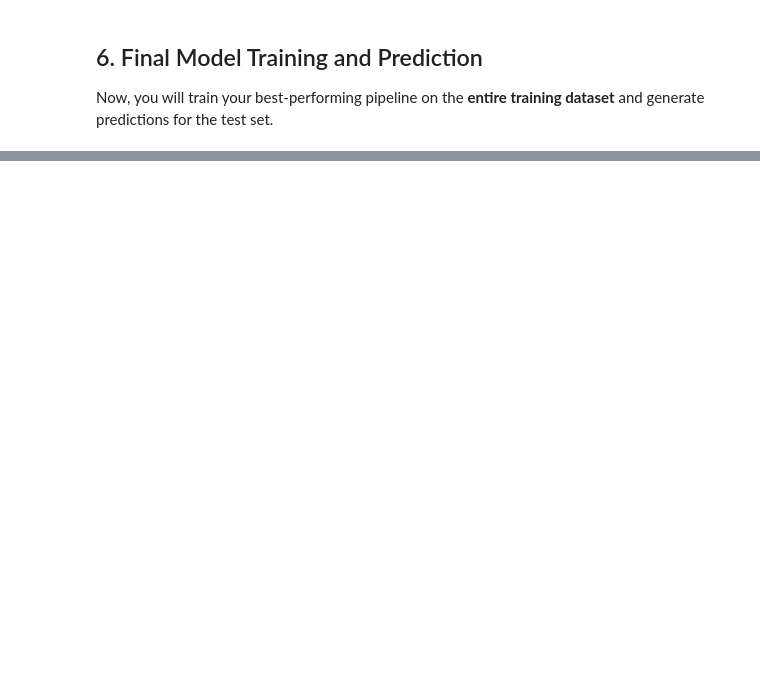
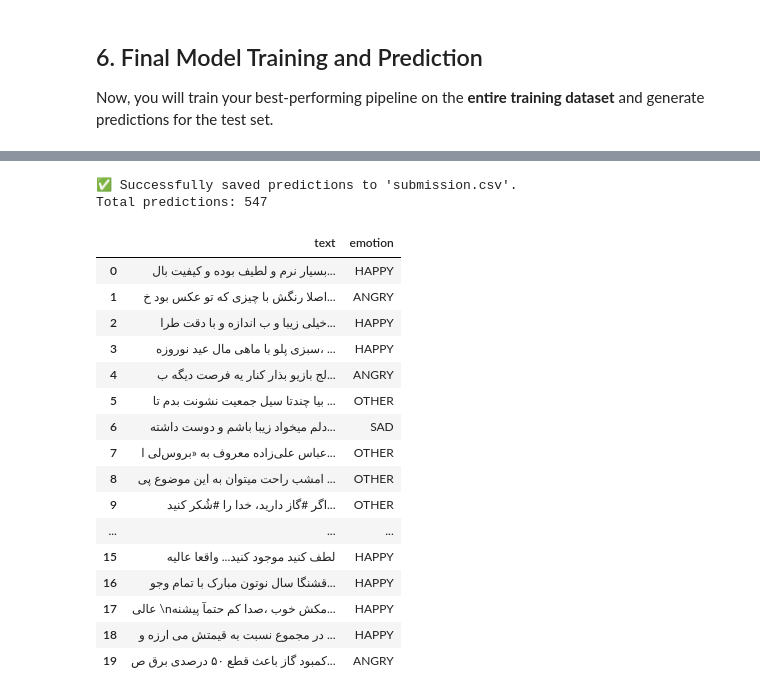
Before and after one commit to Ardalan-Sia/Ardalan-Sia-MLSD-Homeworks, a Jupyter notebook: CS-MLSD-HW1/Practical/Twitter/Twitter.ipynb, the cells around one changed output, grey strips where cells are left out. Cells and saved outputs as stored; diff of their text form; code cells hidden in the pictures; blank space fills up the shorter version.

```diff
--- a/CS-MLSD-HW1/Practical/Twitter/Twitter.ipynb
+++ b/CS-MLSD-HW1/Practical/Twitter/Twitter.ipynb
@@ -78,20 +169,3 @@ display(df_test.head())
 ### 3.2. Text Cleaning and Preprocessing
 
 **TODO:** Implement a function to clean the Persian text. Consider steps like normalization, removing punctuation and numbers, and handling stop words. Apply this function to create a new `cleaned_text` column in both `df_train` and `df_test`.
-# %%
-def clean_persian_text(text):
-    """
-    A function to clean and preprocess Persian text.
-
-    TODO: Implement your text cleaning logic here.
-    """
-
-    pass # Replace this with your code
-
-# --- Apply your cleaning function ---
-# TODO: Run these lines after you have implemented your function.
-df_train['cleaned_text'] = df_train['text'].apply(clean_persian_text)
-df_test['cleaned_text'] = df_test['text'].apply(clean_persian_text)
-
-print("Text cleaning complete. Example:")
-display(df_train[['text', 'cleaned_text']].head())
@@ -227,0 +474,34 @@ display(submission_df.head())
+# %%
+# --- Create the submission DataFrame ---
+submission_df = pd.DataFrame({
+    'text': df_test['text'],
+    'emotion': df_test['predicted_emotion']
+})
+
+# --- Save to CSV ---
+output_filename = 'submission.csv'
+submission_df.to_csv(output_filename, index=False)
+
+print(f"\n✅ Successfully saved predictions to '{output_filename}'.")
+print(f"Total predictions: {len(submission_df)}")
+display(submission_df.head(20))
+# %% [output]
+✅ Successfully saved predictions to 'submission.csv'.
+Total predictions: 547
+|  | text | emotion |
+| 0 | بسیار نرم و لطیف بوده و کیفیت بال... | HAPPY |
+| 1 | اصلا رنگش با چیزی که تو عکس بود خ... | ANGRY |
+| 2 | خیلی زیبا و ب اندازه و با دقت طرا... | HAPPY |
+| 3 | سبزی پلو با ماهی مال عید نوروزه، ... | HAPPY |
+| 4 | لج بازیو بذار کنار یه فرصت دیگه ب... | ANGRY |
+| 5 | بیا چندتا سیل جمعیت نشونت بدم تا ... | OTHER |
+| 6 | دلم میخواد زیبا باشم و دوست داشته... | SAD |
+| 7 | عباس علی‌زاده معروف به «بروس‌لی ا... | OTHER |
+| 8 | امشب راحت میتوان به این موضوع پی ... | OTHER |
+| 9 | اگر #گاز دارید، خدا را #شُکر کنید... | OTHER |
+| ... | ... | ... |
+| 15 | لطف کنید موجود کنید... واقعا عالیه | HAPPY |
+| 16 | قشنگا سال نوتون مبارک با تمام وجو... | HAPPY |
+| 17 | عالی \nمکش خوب ،صدا کم حتمآ پیشنه... | HAPPY |
+| 18 | در مجموع نسبت به قیمتش می ارزه و ... | HAPPY |
+| 19 | کمبود گاز باعث قطع ۵۰ درصدی برق ص... | ANGRY |
```
Also changed, not shown: parts of 12 cells of this notebook, 2 other files.
